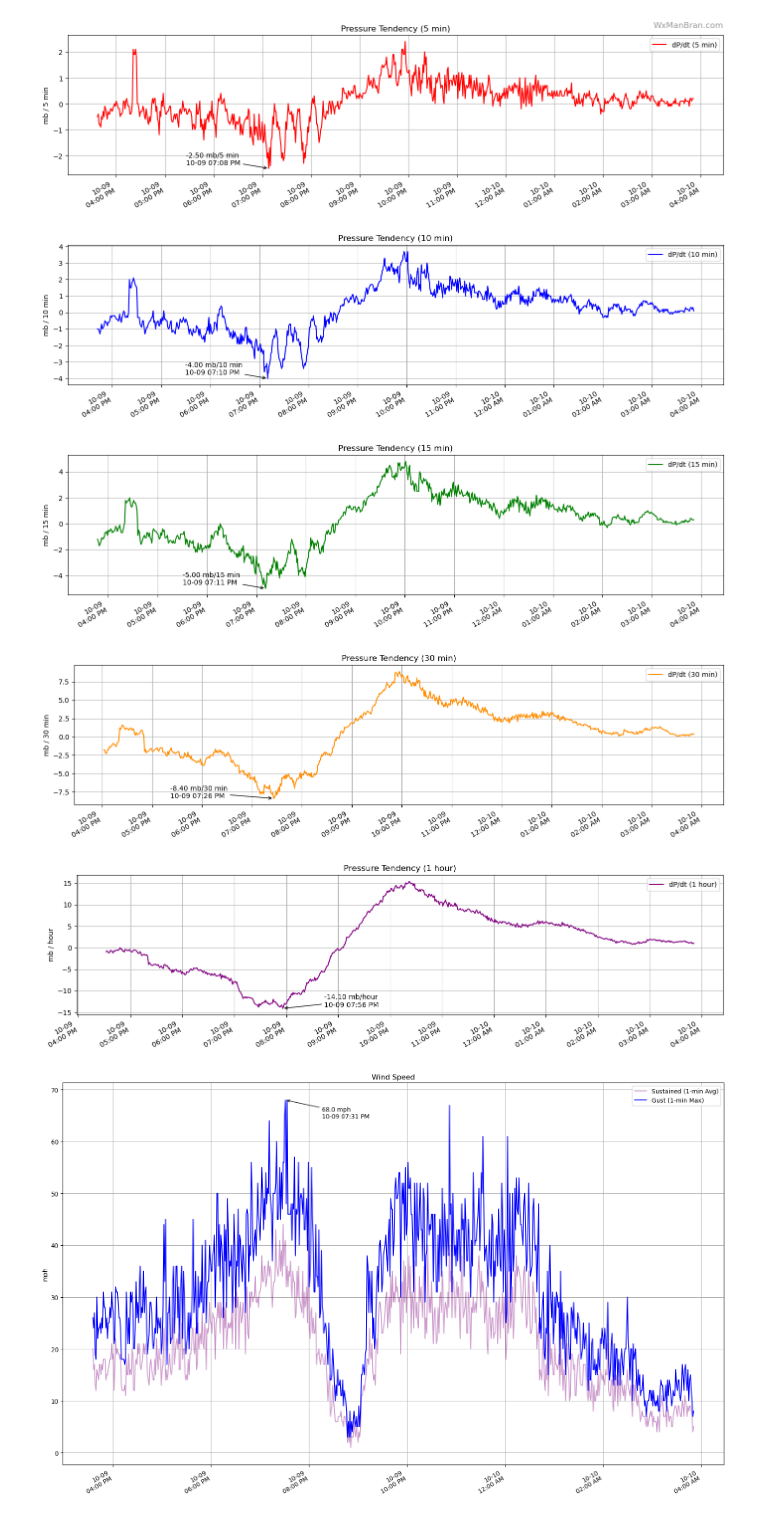
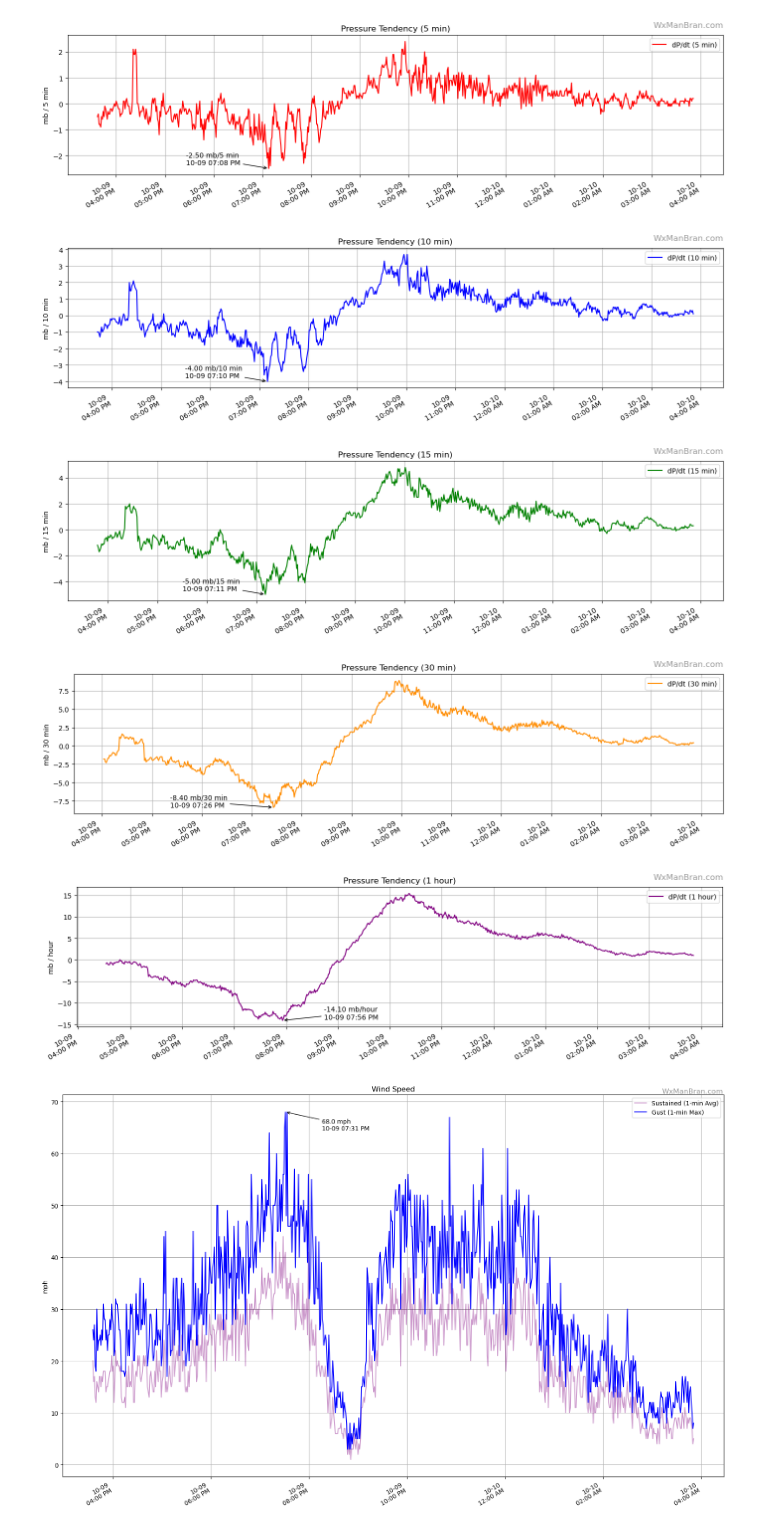
Before and after one commit to BrandanKeen/WxManBran, a Jupyter notebook: analysis/notebooks/2024-hurricane-milton/Hurricane_Milton_Analysis.ipynb, the cells around one changed output. Drawn from its saved outputs; the diff is of its cells as text; code cells hidden in the pictures.

```diff
--- a/analysis/notebooks/2024-hurricane-milton/Hurricane_Milton_Analysis.ipynb
+++ b/analysis/notebooks/2024-hurricane-milton/Hurricane_Milton_Analysis.ipynb
@@ -199,29 +199,32 @@ plt.show()
 # %%
 col = df['Pressure_Tendency_10min']
 fig, ax = plt.subplots(figsize=(14, 4))
 ax.plot(col.index, col, linestyle='-', color='blue', label='dP/dt (10 min)')
 
 min_val = col.min()
 min_time = col.idxmin()
 ax.annotate(f'{min_val:.2f} mb/10 min\n{min_time.strftime("%m-%d %I:%M %p")}',
             xy=(min_time, min_val), xytext=(-120, 5), textcoords='offset points',
             arrowprops=dict(arrowstyle='->', color='black'), color='black')
 
 ax.set_title('Pressure Tendency (10 min)')
+# Gray site watermark aligned with the suptitle to persist in saved images\n",
+fig.text(0.99, 0.98, 'WxManBran.com', ha='right', va='top', fontsize=12, color='gray', alpha=0.8, transform=fig.transFigure)
+
 ax.set_ylabel('mb / 10 min')
 ax.legend(loc='upper right')
 ax.grid(True)
 ax.minorticks_off()
 
 ax.xaxis.set_major_locator(mdates.HourLocator(interval=1))
 #ax.xaxis.set_minor_locator(mdates.MinuteLocator(interval=30))
 ax.xaxis.set_major_formatter(mdates.DateFormatter('%m-%d\n%I:%M %p'))
 fig.autofmt_xdate()
 plt.tight_layout()
 plt.savefig("Hurricane_Milton_PTendency_10min.png", dpi=300, bbox_inches='tight')
 plt.show()
 # %% [output]
-[figure, old version]
+[figure, new version]
 # %%
 col = df['Pressure_Tendency_15min']
 fig, ax = plt.subplots(figsize=(14, 4))
@@ -234,6 +237,9 @@ ax.annotate(f'{min_val:.2f} mb/15 min\n{min_time.strftime("%m-%d %I:%M %p")}',
             arrowprops=dict(arrowstyle='->', color='black'), color='black')
 
 ax.set_title('Pressure Tendency (15 min)')
+# Gray site watermark aligned with the suptitle to persist in saved images\n",
+fig.text(0.99, 0.98, 'WxManBran.com', ha='right', va='top', fontsize=12, color='gray', alpha=0.8, transform=fig.transFigure)
+
 ax.set_ylabel('mb / 15 min')
 ax.legend(loc='upper right')
 ax.grid(True)
@@ -247,7 +253,7 @@ plt.tight_layout()
 plt.savefig("Hurricane_Milton_PTendency_15min.png", dpi=300, bbox_inches='tight')
 plt.show()
 # %% [output]
-[figure, old version]
+[figure, new version]
 # %%
 col = df['Pressure_Tendency_30min']
 fig, ax = plt.subplots(figsize=(14, 4))
@@ -260,6 +266,9 @@ ax.annotate(f'{min_val:.2f} mb/30 min\n{min_time.strftime("%m-%d %I:%M %p")}',
             arrowprops=dict(arrowstyle='->', color='black'), color='black')
 
 ax.set_title('Pressure Tendency (30 min)')
+# Gray site watermark aligned with the suptitle to persist in saved images\n",
+fig.text(0.99, 0.98, 'WxManBran.com', ha='right', va='top', fontsize=12, color='gray', alpha=0.8, transform=fig.transFigure)
+
 ax.set_ylabel('mb / 30 min')
 ax.legend(loc='upper right')
 ax.grid(True)
@@ -273,7 +282,7 @@ plt.tight_layout()
 plt.savefig("Hurricane_Milton_PTendency_30min.png", dpi=300, bbox_inches='tight')
 plt.show()
 # %% [output]
-[figure, old version]
+[figure, new version]
 # %%
 col = df['Pressure_Tendency_60min']
 fig, ax = plt.subplots(figsize=(14, 4))
@@ -286,6 +295,9 @@ ax.annotate(f'{min_val:.2f} mb/hour\n{min_time.strftime("%m-%d %I:%M %p")}',
             arrowprops=dict(arrowstyle='->', color='black'), color='black')
 
 ax.set_title('Pressure Tendency (1 hour)')
+# Gray site watermark aligned with the suptitle to persist in saved images\n",
+fig.text(0.99, 0.98, 'WxManBran.com', ha='right', va='top', fontsize=12, color='gray', alpha=0.8, transform=fig.transFigure)
+
 ax.set_ylabel('mb / hour')
 ax.legend(loc='upper right')
 ax.minorticks_off()
@@ -300,7 +312,7 @@ plt.tight_layout()
 plt.savefig("Hurricane_Milton_PTendency_1hour.png", dpi=300, bbox_inches='tight')
 plt.show()
 # %% [output]
-[figure, old version]
+[figure, new version]
 # %%
 # Load Milton data
 df = pd.read_csv("Hurricane_Milton_Plot_Data.csv", parse_dates=['Datetime'])
```
Also changed, not shown: parts of 3 cells of this notebook.
